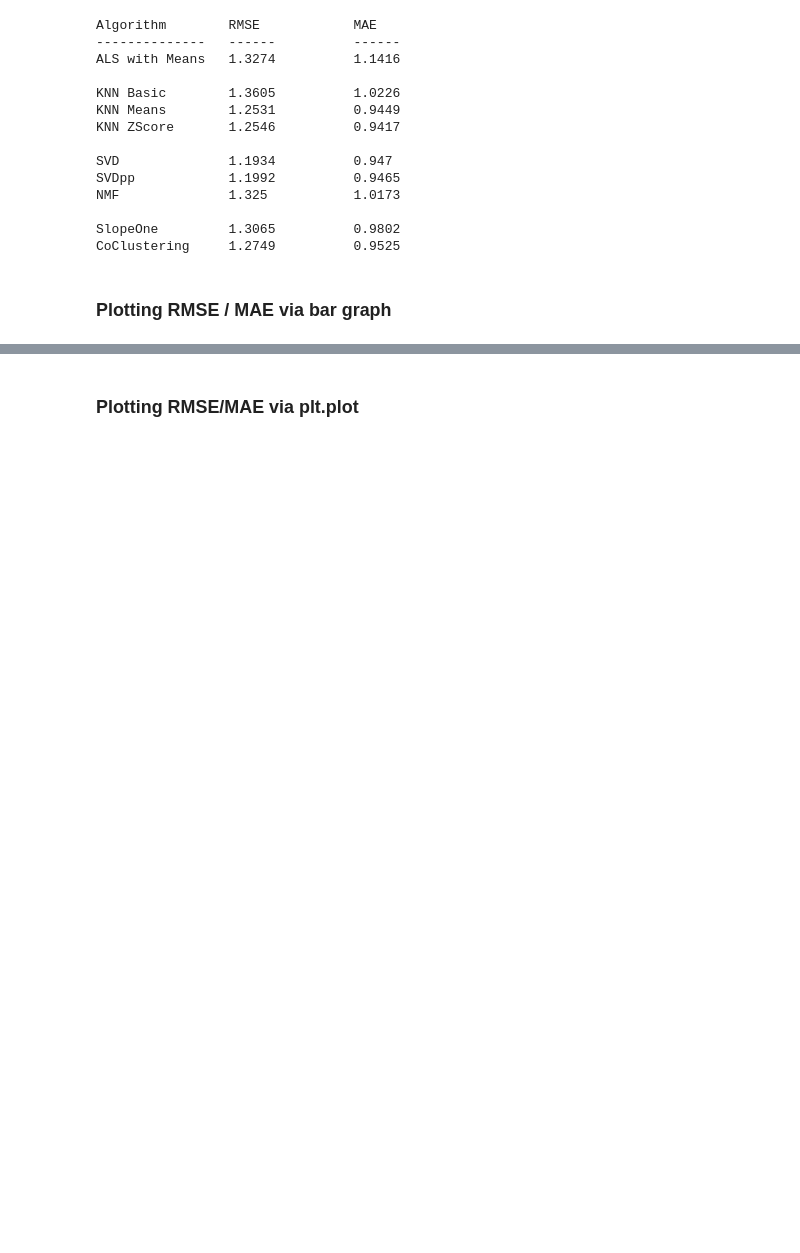
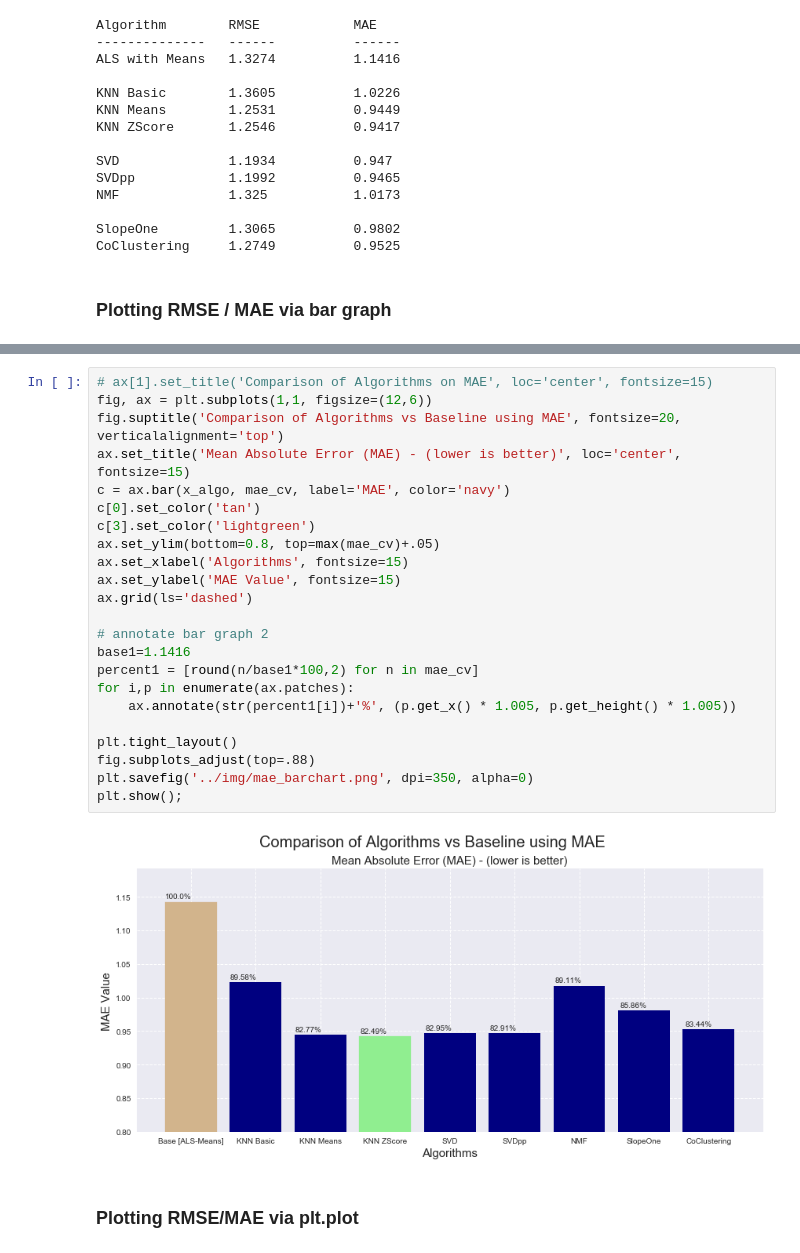
Before and after one commit to mik3up/yelp_recommender_old, a Jupyter notebook: src/Modelling.ipynb, the cells around one changed output, grey strips where cells are left out. Cells and saved outputs as stored; diff of their text form; blank space fills up the shorter version.

```diff
--- a/src/Modelling.ipynb
+++ b/src/Modelling.ipynb
@@ -639,3 +597,28 @@ plt.show();
+# %%
+# ax[1].set_title('Comparison of Algorithms on MAE', loc='center', fontsize=15)
+fig, ax = plt.subplots(1,1, figsize=(12,6))
+fig.suptitle('Comparison of Algorithms vs Baseline using MAE', fontsize=20, verticalalignment='top')
+ax.set_title('Mean Absolute Error (MAE) - (lower is better)', loc='center', fontsize=15)
+c = ax.bar(x_algo, mae_cv, label='MAE', color='navy')
+c[0].set_color('tan')
+c[3].set_color('lightgreen')
+ax.set_ylim(bottom=0.8, top=max(mae_cv)+.05)
+ax.set_xlabel('Algorithms', fontsize=15)
+ax.set_ylabel('MAE Value', fontsize=15)
+ax.grid(ls='dashed')
+
+# annotate bar graph 2
+base1=1.1416
+percent1 = [round(n/base1*100,2) for n in mae_cv]
+for i,p in enumerate(ax.patches):
+    ax.annotate(str(percent1[i])+'%', (p.get_x() * 1.005, p.get_height() * 1.005))
+
+plt.tight_layout()
+fig.subplots_adjust(top=.88)
+plt.savefig('../img/mae_barchart.png', dpi=350, alpha=0)
+plt.show();
+# %% [output]
+[figure, added]
 # %% [markdown]
 ### Plotting RMSE/MAE via plt.plot
 # %%
```
Also changed, not shown: parts of 3 cells of this notebook.
